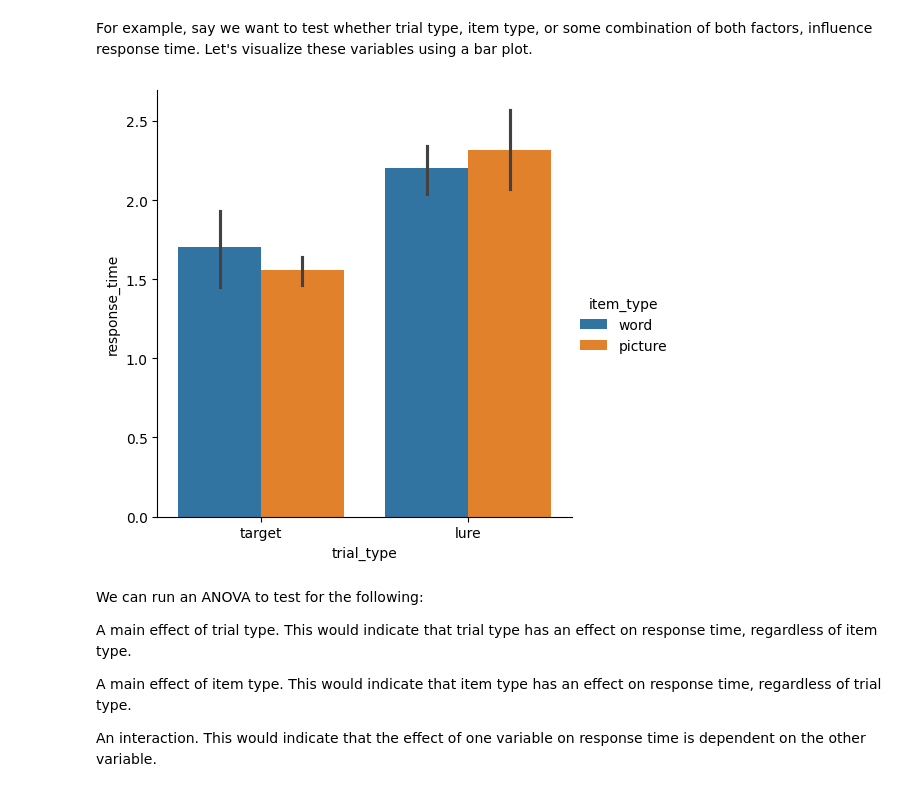
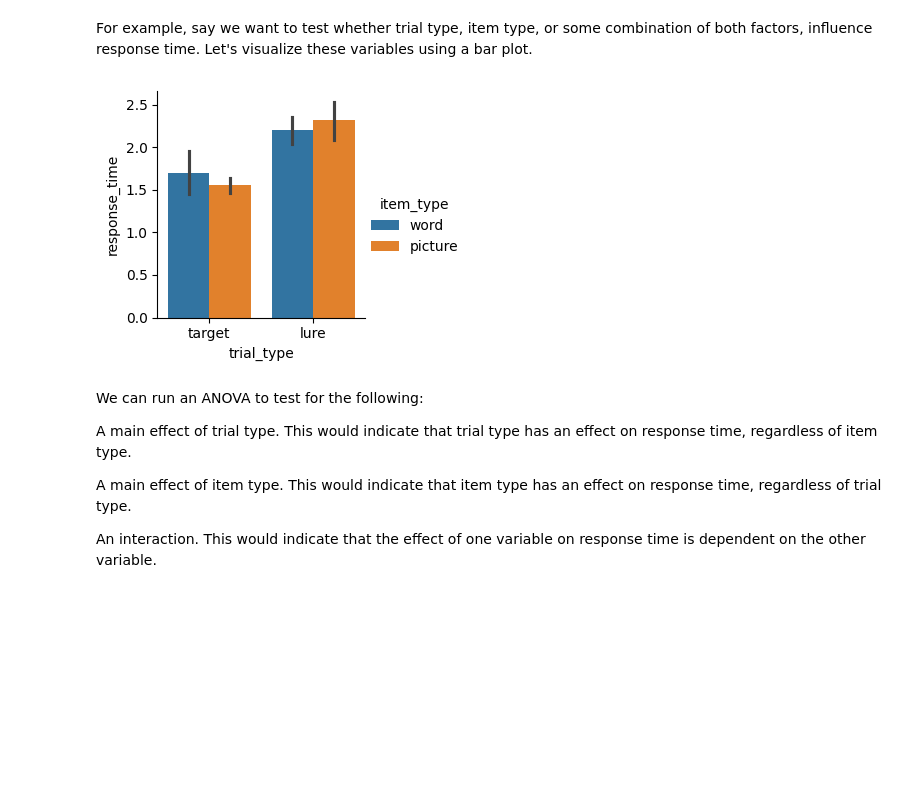
Before and after one commit to mortonne/datascipsych, a Jupyter notebook: assignments/assignment11/inferential_statistics.ipynb, the cells around one changed output. Cells and saved outputs as stored; diff of their text form; code cells hidden in the pictures; blank space fills up the shorter version.

```diff
--- a/assignments/assignment11/inferential_statistics.ipynb
+++ b/assignments/assignment11/inferential_statistics.ipynb
@@ -271,9 +317,9 @@ We can use a two-way ANOVA instead if there are two factors that were are intere
 # %% [markdown]
 For example, say we want to test whether trial type, item type, or some combination of both factors, influence response time. Let's visualize these variables using a bar plot.
 # %%
-sns.catplot(data=study, x="trial_type", y="response_time", hue="item_type", kind="bar");
+sns.catplot(data=study, x="trial_type", y="response_time", hue="item_type", kind="bar", height=3);
 # %% [output]
-[figure, old version]
+[figure, new version]
 # %% [markdown]
 We can run an ANOVA to test for the following:
 
```
Also changed, not shown: parts of 65 cells of this notebook.
